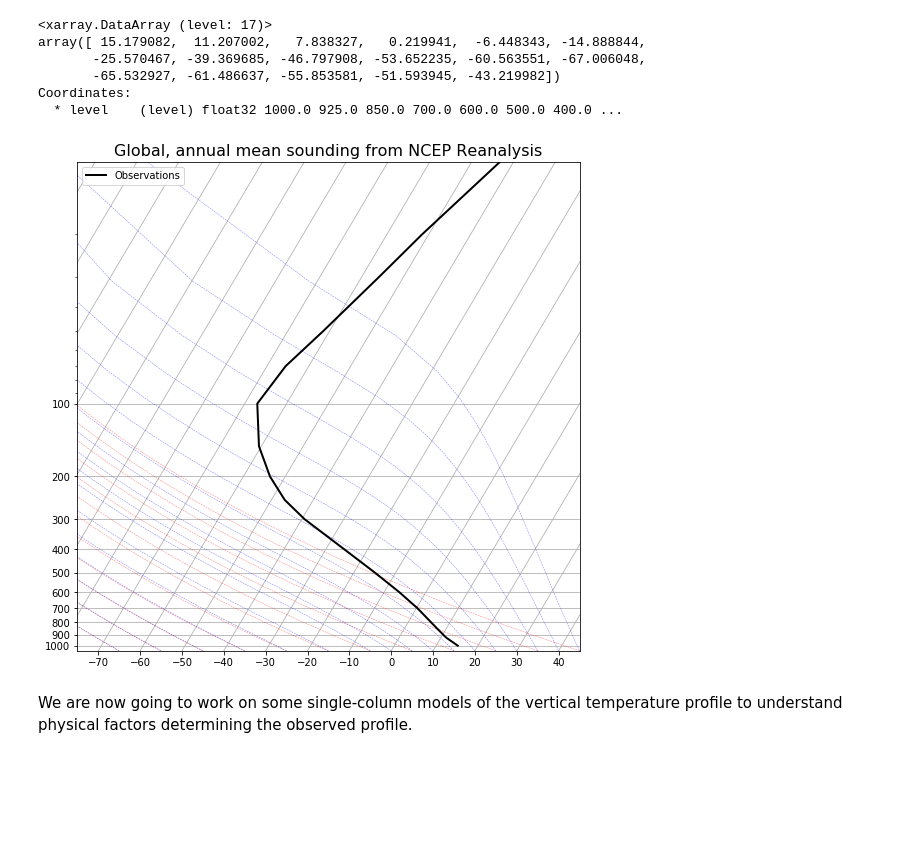
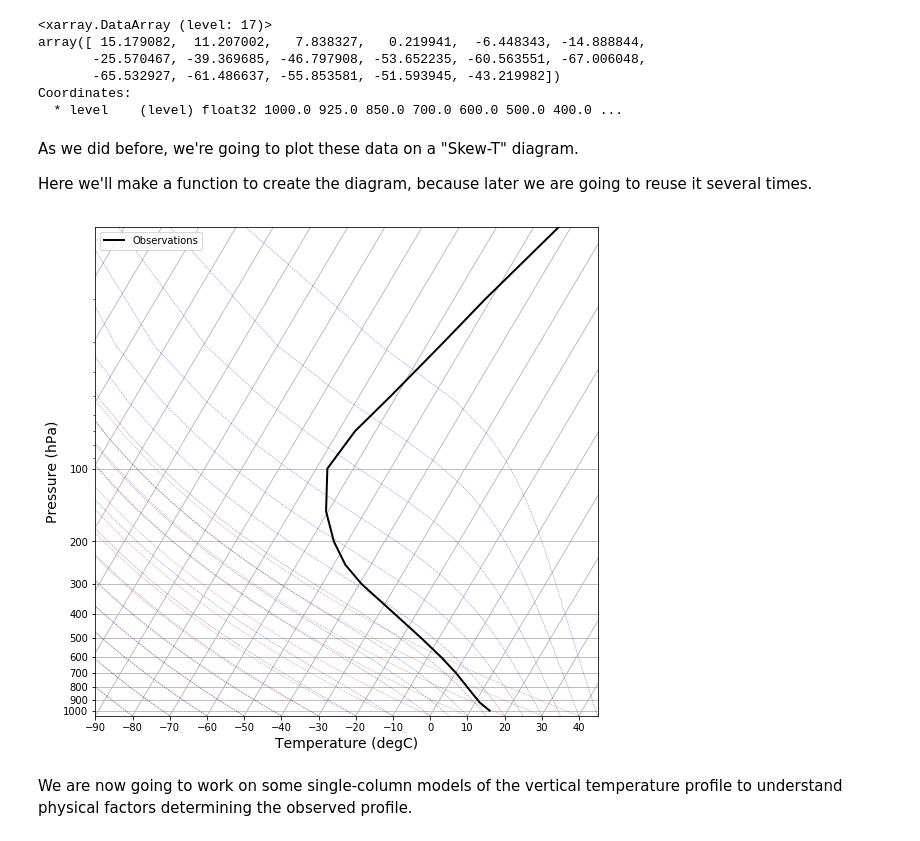
Before and after one commit to brian-rose/env-415, a Jupyter notebook: notes/L08_RadiativeEquilibrium.ipynb, the cells around one changed output. Drawn from its saved outputs; the diff is of its cells as text; code cells hidden in the pictures; blank space fills up the shorter version.

```diff
--- a/notes/L08_RadiativeEquilibrium.ipynb
+++ b/notes/L08_RadiativeEquilibrium.ipynb
@@ -25,13 +25,10 @@ from metpy.plots import SkewT
 # %%
 # This will try to read the data over the internet.
 temperature_filename = 'air.mon.1981-2010.ltm.nc'  # temperature
-humidity_filename = 'shum.mon.1981-2010.ltm.nc'    # specific humidity
 #  to read over internet
 ncep_url = "http://www.esrl.noaa.gov/psd/thredds/dodsC/Datasets/ncep.reanalysis.derived/pressure/"
-path = ncep_url
 #  Open handle to data
-ncep_air = xr.open_dataset(path + temperature_filename, decode_times=False)
-ncep_shum = xr.open_dataset(path + humidity_filename, decode_times=False)
+ncep_air = xr.open_dataset(ncep_url + temperature_filename, decode_times=False)
 # %%
 #  Take global, annual average and convert to Kelvin
 weight = cos(deg2rad(ncep_air.lat)) / cos(deg2rad(ncep_air.lat)).mean(dim='lat')
@@ -44,21 +41,29 @@ array([ 15.179082,  11.207002,   7.838327,   0.219941,  -6.448343, -14.888844,
        -65.532927, -61.486637, -55.853581, -51.593945, -43.219982])
 Coordinates:
   * level    (level) float32 1000.0 925.0 850.0 700.0 600.0 500.0 400.0 ...
+# %% [markdown]
+As we did before, we're going to plot these data on a "Skew-T" diagram.
+
+Here we'll make a function to create the diagram, because later we are going to reuse it several times.
 # %%
-fig = plt.figure(figsize=(9, 9))
-skew = SkewT(fig, rotation=30)
-skew.plot(Tglobal.level, Tglobal, color='black', linestyle='-', linewidth=2, label='Observations')
-skew.ax.set_ylim(1050, 10)
-skew.ax.set_xlim(-75, 45)
-# Add the relevant special lines
-skew.plot_dry_adiabats(linewidth=0.5)
-skew.plot_moist_adiabats(linewidth=0.5)
-#skew.plot_mixing_lines()
-skew.ax.legend()
-skew.ax.set_title('Global, annual mean sounding from NCEP Reanalysis',
-             fontsize = 16);
+def make_skewT():
+    fig = plt.figure(figsize=(9, 9))
+    skew = SkewT(fig, rotation=30)
+    skew.plot(Tglobal.level, Tglobal, color='black', linestyle='-', linewidth=2, label='Observations')
+    skew.ax.set_ylim(1050, 10)
+    skew.ax.set_xlim(-90, 45)
+    # Add the relevant special lines
+    skew.plot_dry_adiabats(linewidth=0.5)
+    skew.plot_moist_adiabats(linewidth=0.5)
+    #skew.plot_mixing_lines()
+    skew.ax.legend()
+    skew.ax.set_xlabel('Temperature (degC)', fontsize=14)
+    skew.ax.set_ylabel('Pressure (hPa)', fontsize=14)
+    return skew
-# %% [output]
-[figure, removed]
+# %%
+skew = make_skewT()
+# %% [output]
+[figure, added]
 # %% [markdown]
 We are now going to work on some single-column models of the vertical temperature profile to understand physical factors determining the observed profile.
 # %% [markdown]
```
Also changed, not shown: parts of 78 cells of this notebook.
